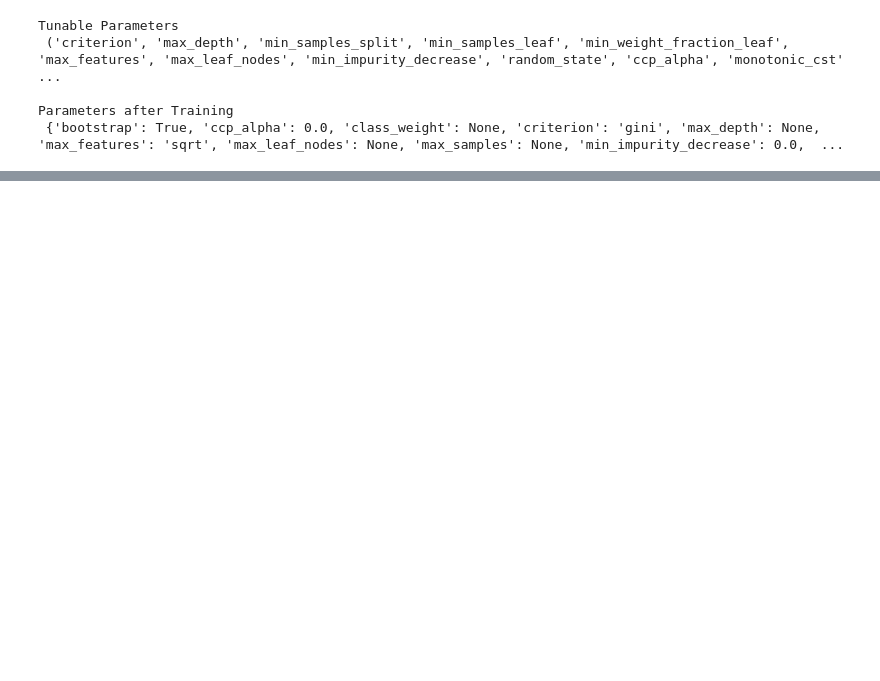
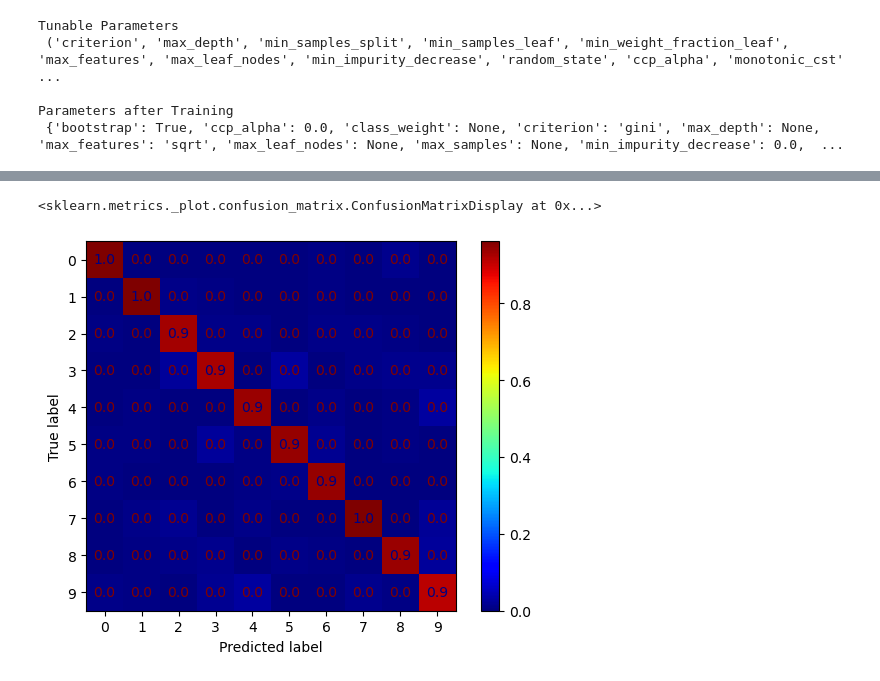
Before and after one commit to anilhimam17/Kaggle-Machine-Learning, a Jupyter notebook: Hands on ML Exercises/Classification Exercises.ipynb, the cells around one changed output, grey strips where cells are left out. Cells and saved outputs as stored; diff of their text form; code cells hidden in the pictures; blank space fills up the shorter version.

```diff
--- a/Hands on ML Exercises/Classification Exercises.ipynb
+++ b/Hands on ML Exercises/Classification Exercises.ipynb
@@ -77,0 +94,5 @@ print("\nBest Parameters\n", grid_rfc.best_params_)
+# %%
+ConfusionMatrixDisplay.from_predictions(y_true=y_test, y_pred=predictions, values_format=".1f", cmap="jet", normalize="pred")
+# %% [output]
+<sklearn.metrics._plot.confusion_matrix.ConfusionMatrixDisplay at 0x...>
+[figure, added]
```
Also changed, not shown: parts of 5 cells of this notebook.
